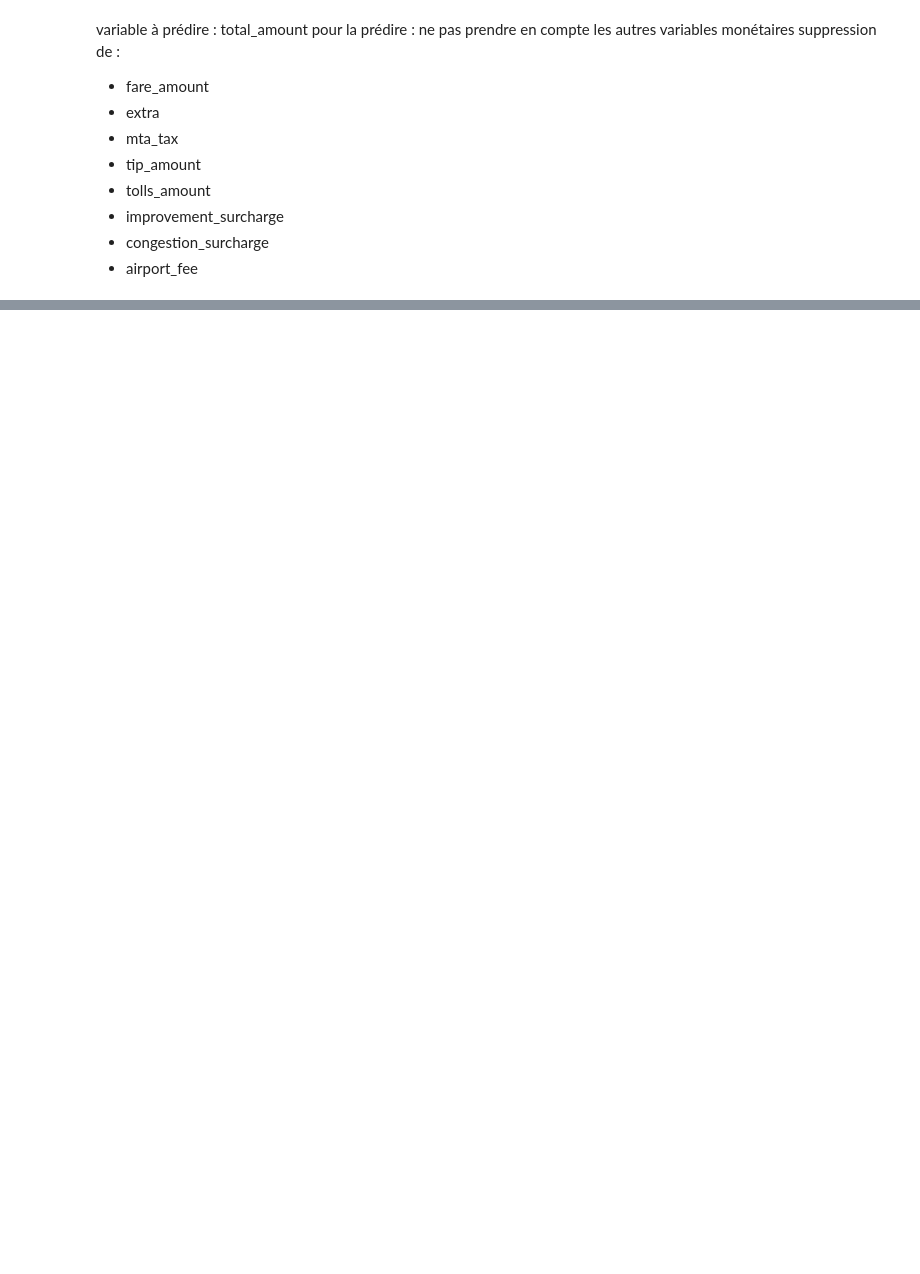
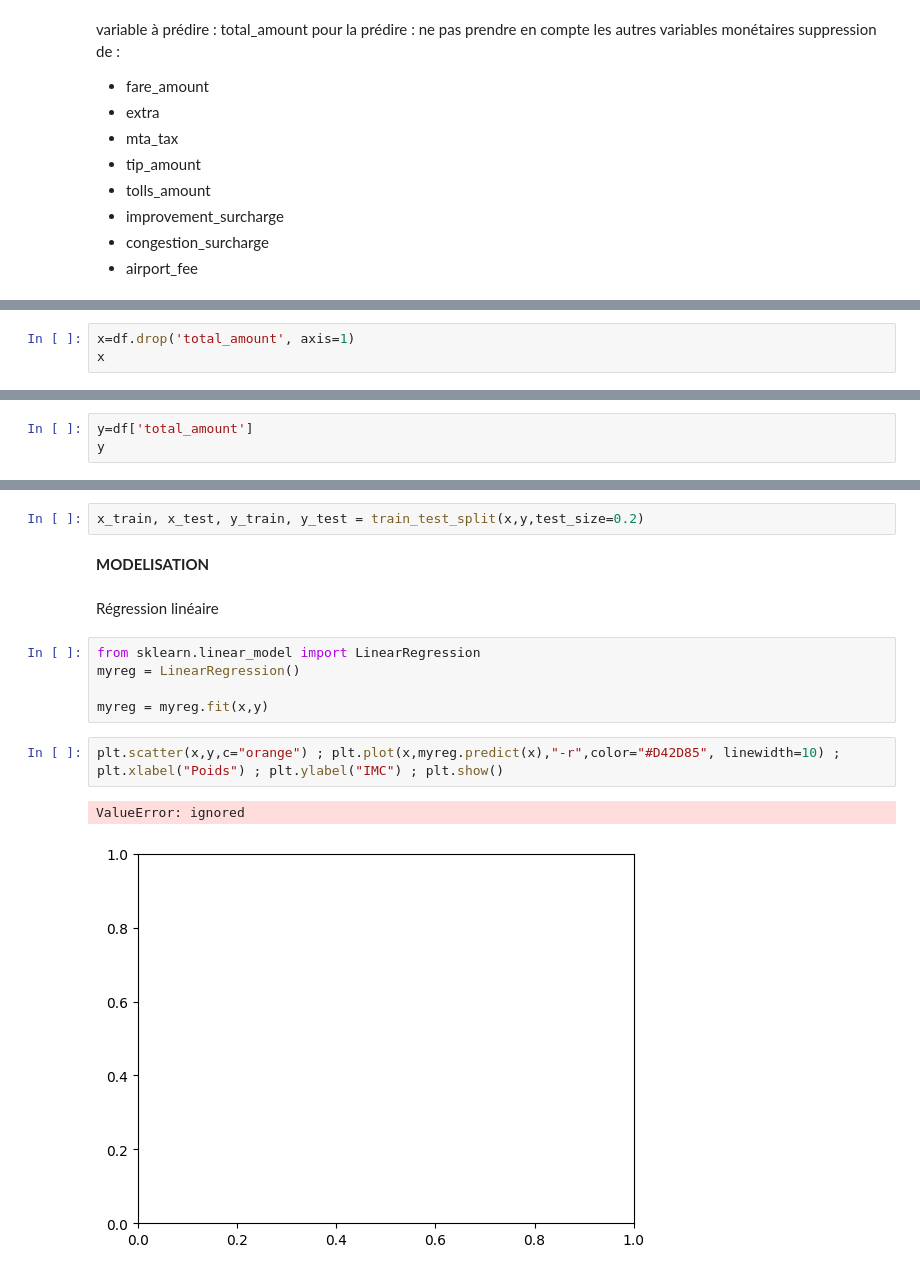
Before and after one commit to vagueau/Projet_python, a Jupyter notebook: projet.ipynb, the cells around one changed output, grey strips where cells are left out. Saved outputs shown, nothing was run; the diff lists cells and outputs as text; blank space fills up the shorter version.

```diff
--- a/projet.ipynb
+++ b/projet.ipynb
@@ -213,0 +361,3 @@ memory usage: 430.1 MB
+# %%
+x=df.drop('total_amount', axis=1)
+x
@@ -213,0 +378,3 @@ memory usage: 430.1 MB
+# %%
+y=df['total_amount']
+y
@@ -213,0 +394,16 @@ memory usage: 430.1 MB
+# %%
+x_train, x_test, y_train, y_test = train_test_split(x,y,test_size=0.2)
+# %% [markdown]
+**MODELISATION**
+# %% [markdown]
+Régression linéaire
+# %%
+from sklearn.linear_model import LinearRegression
+myreg = LinearRegression()
+
+myreg = myreg.fit(x,y)
+# %%
+plt.scatter(x,y,c="orange") ; plt.plot(x,myreg.predict(x),"-r",color="#D42D85", linewidth=10) ; plt.xlabel("Poids") ; plt.ylabel("IMC") ; plt.show()
+# %% [output]
+ValueError: ignored
+[figure, added]
```
Also changed, not shown: parts of 54 cells of this notebook.
